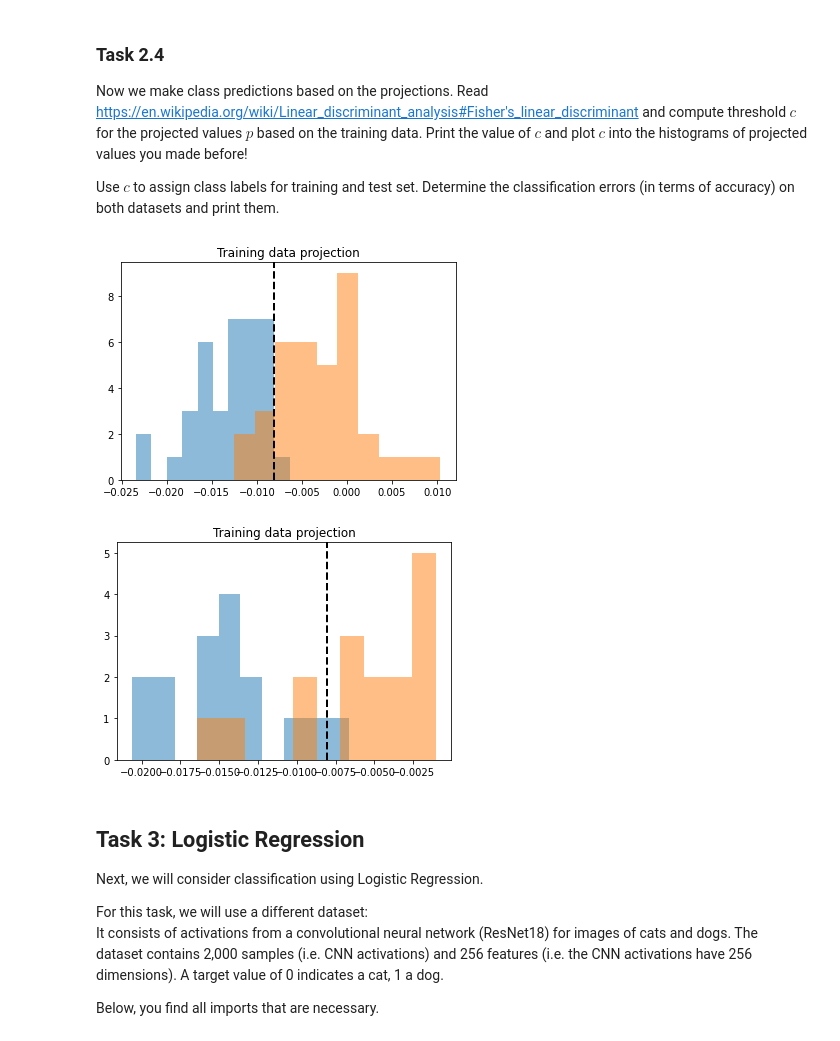
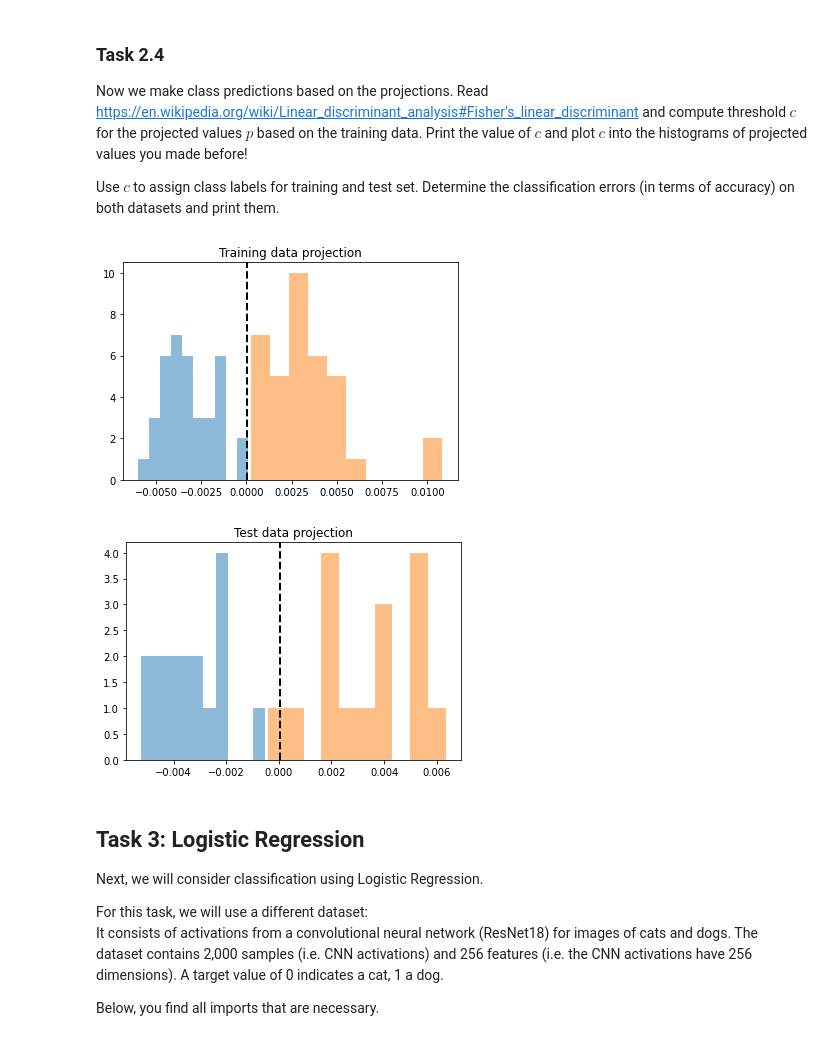
Before and after one commit to fredbec/ml-sose21, a Jupyter notebook: collect/practical_2_rike.ipynb, the cells around one changed output. Saved outputs shown, nothing was run; the diff lists cells and outputs as text; code cells hidden in the pictures.

```diff
--- a/collect/practical_2_rike.ipynb
+++ b/collect/practical_2_rike.ipynb
@@ -174,11 +178,10 @@ def preprocess(X):
   normdat = deepcopy(X)
 
   for k in range(X.shape[1]):
-    mu = np.mean(normdat[k])
-    std = np.std(normdat[k])
+    mu = np.mean(normdat[:,k])
+    std = np.std(normdat[:,k])
 
-    normdat[k] = (normdat[k] - mu) / std
-
+    normdat[:,k] = (normdat[:,k] - mu) / std
   return normdat
 # %% [markdown]
 # Task 2: LDA
@@ -221,6 +224,8 @@ def compute_lda_weights(x, y):
   return m1, m2, (m2-m1), weights
 # %%
 X, X_test, t, t_test = split_data(X_all, t_all, seed=1)
+X = preprocess(X)
+X_test = preprocess(X_test)
 m0, m1, mdiff, w_lda = compute_lda_weights(X, t)
 
 plt.stem(w_lda.flatten(), use_line_collection=True)
@@ -268,16 +273,16 @@ _ = plt.hist(a,label='class 0',alpha=0.5)
 _ = plt.hist(b,label='class 1',alpha=0.5)
 _ = plt.axvline(x=c, color = "black", linestyle='dashed', linewidth=2)
 # %% [output]
-[figure, old version]
+[figure, new version]
 # %%
 a, b = np.matmul(X_test[t_test], w_lda), np.matmul(X_test[~t_test], w_lda)  # example data
 
-plt.title('Training data projection')
+plt.title('Test data projection')
 _ = plt.hist(a,label='class 0',alpha=0.5)
 _ = plt.hist(b,label='class 1',alpha=0.5)
 _ = plt.axvline(x=c, color = "black", linestyle='dashed', linewidth=2)
 # %% [output]
-[figure, old version]
+[figure, new version]
 # %% [markdown]
 ## Task 3: Logistic Regression
 
```
Also changed, not shown: parts of 27 cells of this notebook.
